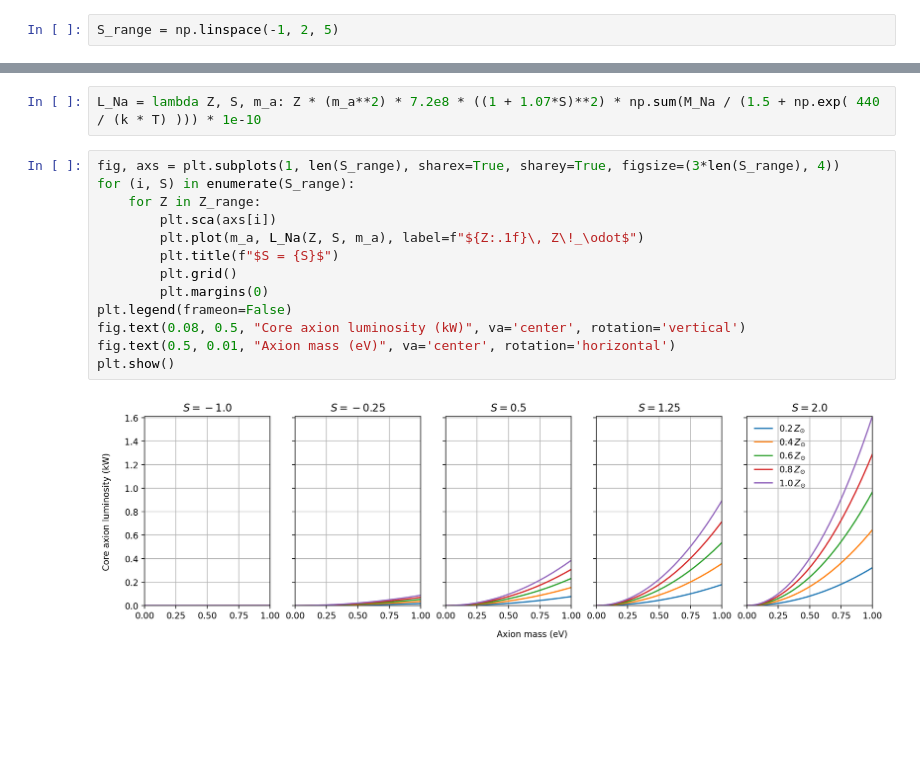
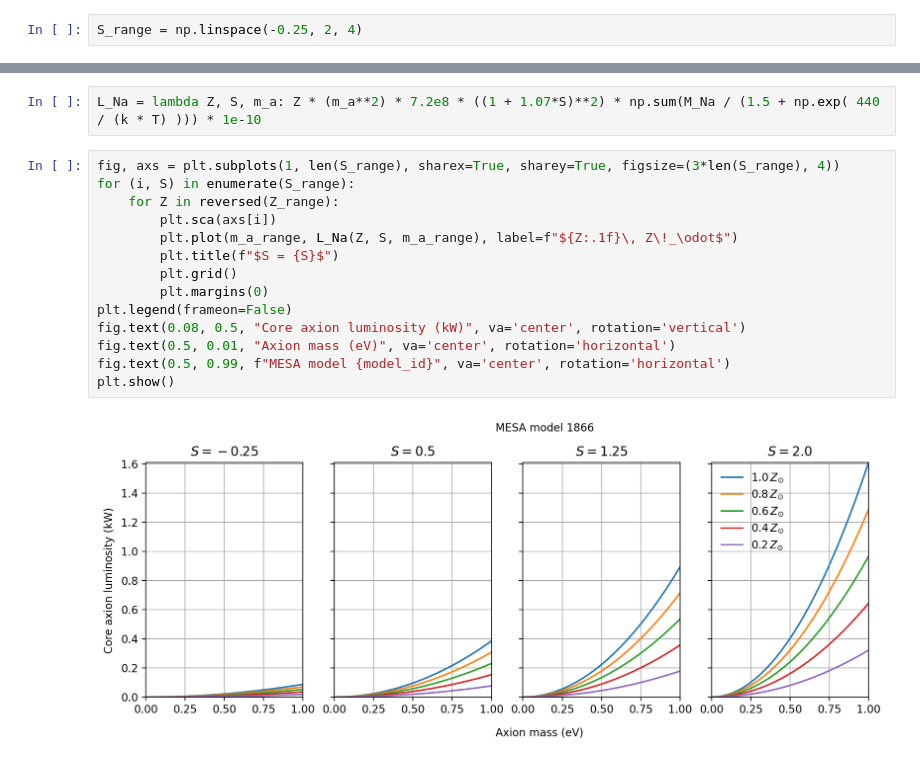
Before and after one commit to xingyzt/stellar-axions, a Jupyter notebook: main.ipynb, the cells around one changed output, grey strips where cells are left out. Cells and saved outputs as stored; diff of their text form; blank space fills up the shorter version.

```diff
--- a/main.ipynb
+++ b/main.ipynb
@@ -57,7 +57,7 @@ Z_range = np.linspace(0.2, 1, 5)
 # %% [markdown]
 Flavor-singet axial-vector matrix element $S$
 # %%
-S_range = np.linspace(-1, 2, 5)
+S_range = np.linspace(-0.25, 2, 4)
 # %% [markdown]
 Axion mass $m_a$ (eV)
 # %%
@@ -82,15 +82,16 @@ L_Na = lambda Z, S, m_a: Z * (m_a**2) * 7.2e8 * ((1 + 1.07*S)**2) * np.sum(M_Na
 # %%
 fig, axs = plt.subplots(1, len(S_range), sharex=True, sharey=True, figsize=(3*len(S_range), 4))
 for (i, S) in enumerate(S_range):
-    for Z in Z_range:
+    for Z in reversed(Z_range):
         plt.sca(axs[i])
-        plt.plot(m_a, L_Na(Z, S, m_a), label=f"${Z:.1f}\, Z\!_\odot$")
+        plt.plot(m_a_range, L_Na(Z, S, m_a_range), label=f"${Z:.1f}\, Z\!_\odot$")
         plt.title(f"$S = {S}$")
         plt.grid()
         plt.margins(0)
 plt.legend(frameon=False)
 fig.text(0.08, 0.5, "Core axion luminosity (kW)", va='center', rotation='vertical')
 fig.text(0.5, 0.01, "Axion mass (eV)", va='center', rotation='horizontal')
+fig.text(0.5, 0.99, f"MESA model {model_id}", va='center', rotation='horizontal')
 plt.show()
 # %% [output]
-[figure, old version]
+[figure, new version]
```
